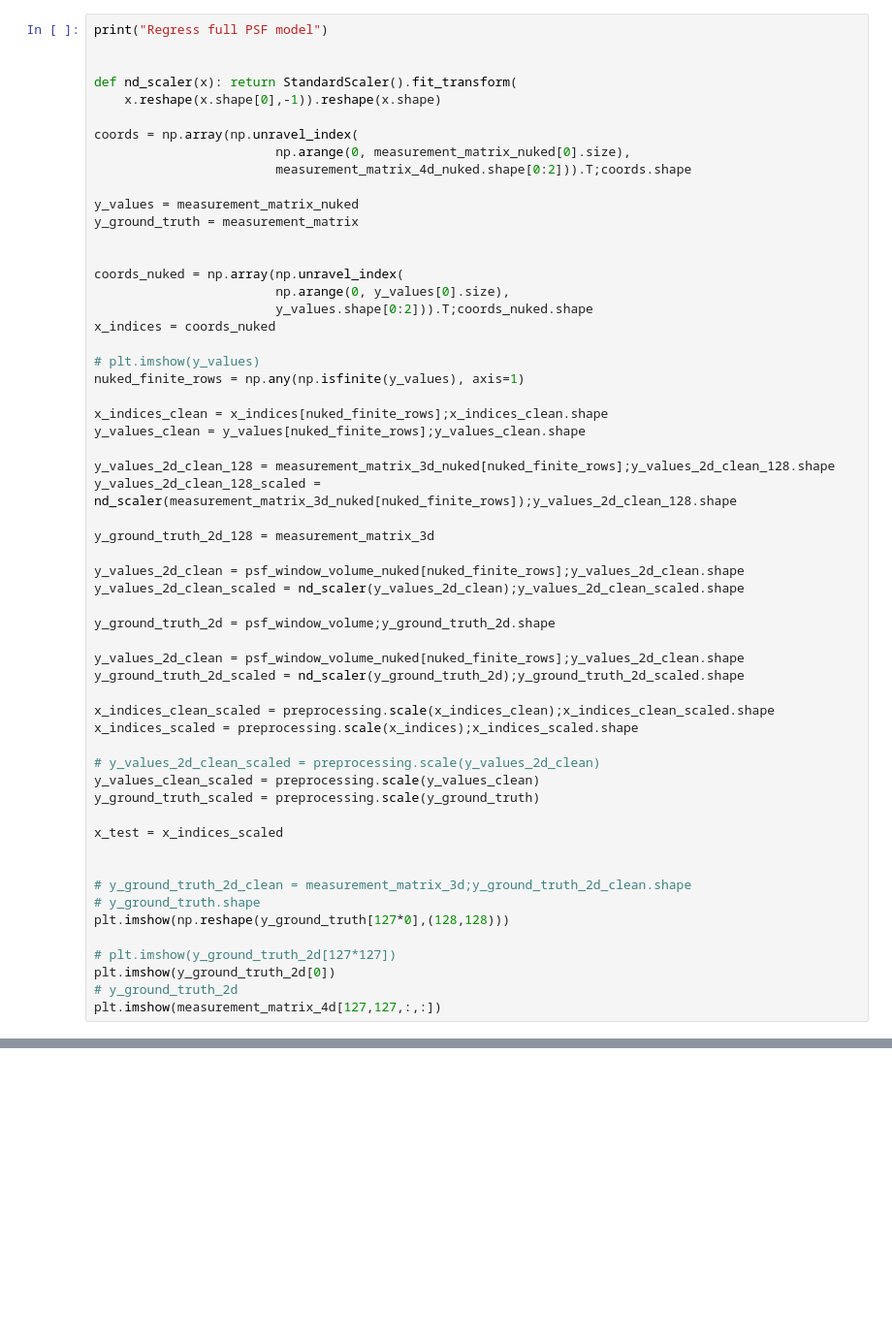
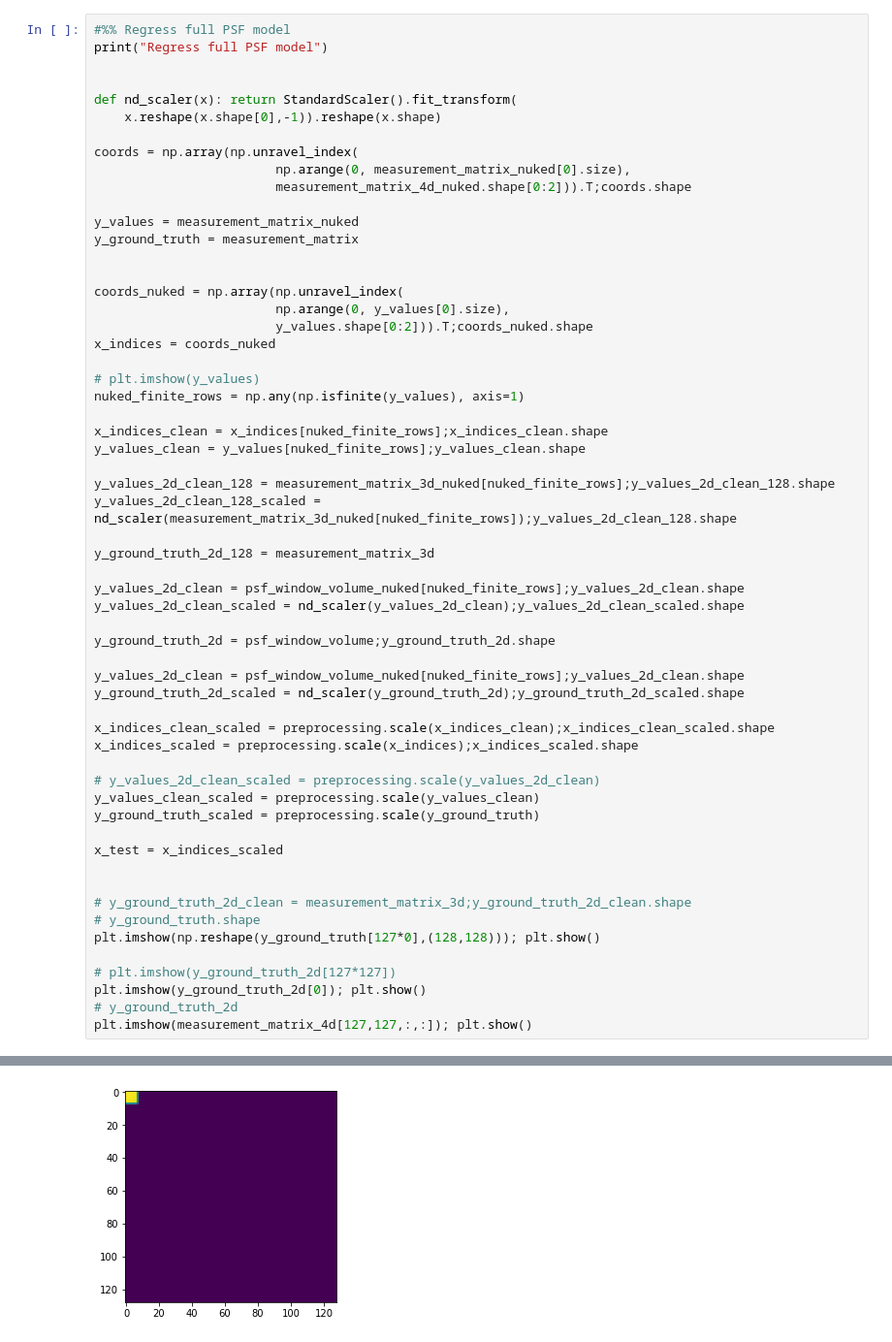
Before and after one commit to ctr26/2019_jRL_impute, a Jupyter notebook: nn.ipynb, the cells around one changed output, grey strips where cells are left out. Shown at 97% size. Drawn from its saved outputs; the diff is of its cells as text; blank space fills up the shorter version.

```diff
--- a/nn.ipynb
+++ b/nn.ipynb
@@ -73,4 +83,5 @@ measurement_matrix = measurement_matrix_4d.reshape([-1,128*128])
 # %%
+#%% Regress full PSF model
 print("Regress full PSF model")
 
 
@@ -121,9 +132,10 @@ x_test = x_indices_scaled
 
 # y_ground_truth_2d_clean = measurement_matrix_3d;y_ground_truth_2d_clean.shape
 # y_ground_truth.shape
-plt.imshow(np.reshape(y_ground_truth[127*0],(128,128)))
+plt.imshow(np.reshape(y_ground_truth[127*0],(128,128))); plt.show()
 
 # plt.imshow(y_ground_truth_2d[127*127])
-plt.imshow(y_ground_truth_2d[0])
+plt.imshow(y_ground_truth_2d[0]); plt.show()
 # y_ground_truth_2d
-plt.imshow(measurement_matrix_4d[127,127,:,:])
+plt.imshow(measurement_matrix_4d[127,127,:,:]); plt.show()
+# %% [output]
@@ -129,0 +143 @@ plt.imshow(measurement_matrix_4d[127,127,:,:])
+[figure, added]
```
Also changed, not shown: parts of 12 cells of this notebook, 2 other files.
